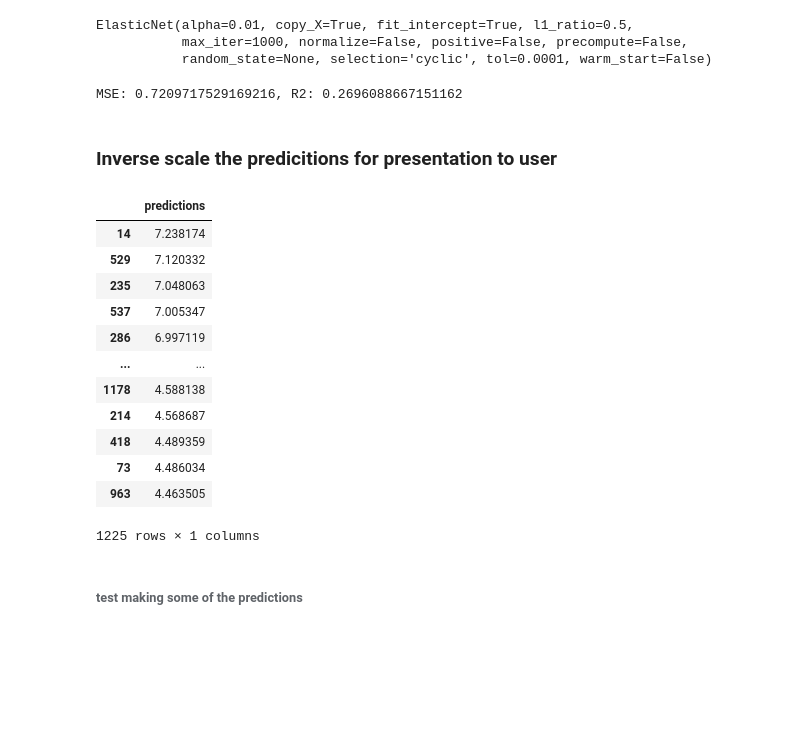
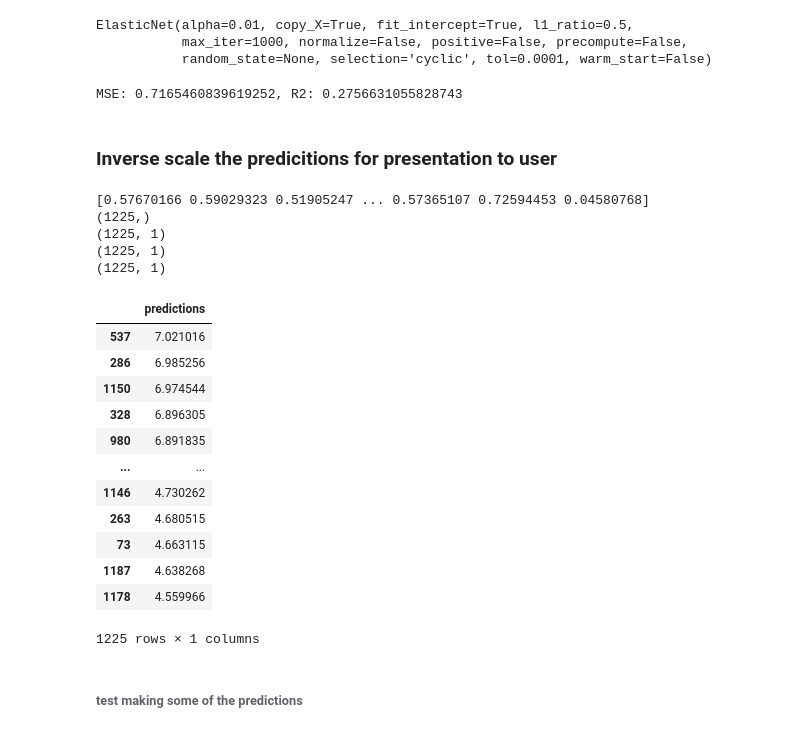
Before and after one commit to JimCDabc/Project_3_Wine-inator, a Jupyter notebook: static/ml/whitewine_initial_regressors.ipynb, the cells around one changed output. Saved outputs shown, nothing was run; the diff lists cells and outputs as text; code cells hidden in the pictures; blank space fills up the shorter version.

```diff
--- a/static/ml/whitewine_initial_regressors.ipynb
+++ b/static/ml/whitewine_initial_regressors.ipynb
@@ -113,3 +113,7 @@ y_scaler = StandardScaler().fit(y_train)
+# %%
+from sklearn.preprocessing import PowerTransformer
+X_scaler = PowerTransformer(method='yeo-johnson').fit(X_train)
+y_scaler = PowerTransformer(method='yeo-johnson').fit(y_train)
 # %%
 X_train_scaled = X_scaler.transform(X_train)
 X_test_scaled = X_scaler.transform(X_test)
@@ -389,29 +395,48 @@ r2 = elasticnet.score(X_test_scaled, y_test_scaled)
 
 print(f"MSE: {MSE}, R2: {r2}")
 # %% [output]
-MSE: 0.7209717529169216, R2: 0.2696088667151162
+MSE: 0.7165460839619252, R2: 0.2756631055828743
 # %% [markdown]
 ### Inverse scale the predicitions for presentation to user
 # %%
 predict_df = pd.DataFrame()
-predict_df['predictions'] = y_scaler.inverse_transform(predictions).flatten()
+
+print(predictions)
+print(predictions.shape)
+
+shaped_preds = predictions.reshape(-1,1)
+print(shaped_preds.shape)
+
+inverse_scale_preds = y_scaler.inverse_transform(shaped_preds)
+print(inverse_scale_preds.shape)
+
+
+##predict_df['predictions'] = y_scaler.inverse_transform(predictions).flatten()
+predict_df['predictions'] = inverse_scale_preds.flatten()
+
+print(predict_df.shape)
 
 predict_df.sort_values(by='predictions', ascending=False)
 #y_scaler.inverse_transform(predictions).flatten()
 # %% [output]
+[0.57670166 0.59029323 0.51905247 ... 0.57365107 0.72594453 0.04580768]
+(1225,)
+(1225, 1)
+(1225, 1)
+(1225, 1)
 |  | predictions |
-| 14 | 7.238174 |
-| 529 | 7.120332 |
-| 235 | 7.048063 |
-| 537 | 7.005347 |
-| 286 | 6.997119 |
+| 537 | 7.021016 |
+| 286 | 6.985256 |
+| 1150 | 6.974544 |
+| 328 | 6.896305 |
+| 980 | 6.891835 |
 | ... | ... |
-| 1178 | 4.588138 |
-| 214 | 4.568687 |
-| 418 | 4.489359 |
-| 73 | 4.486034 |
-| 963 | 4.463505 |
+| 1146 | 4.730262 |
+| 263 | 4.680515 |
+| 73 | 4.663115 |
+| 1187 | 4.638268 |
+| 1178 | 4.559966 |
-1225 rows × 1 columns
+1225 rows × 1 columns
 # %% [markdown]
 ###### test making some of the predictions
 # %%
```
Also changed, not shown: parts of 9 cells of this notebook.
